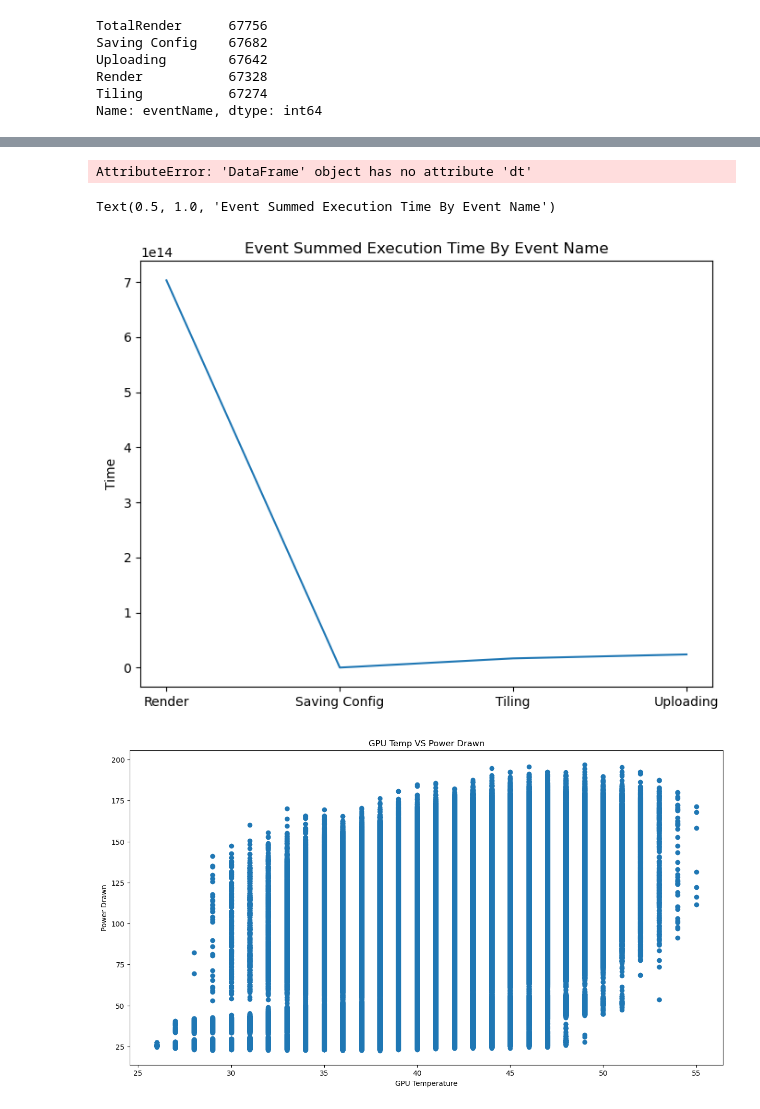
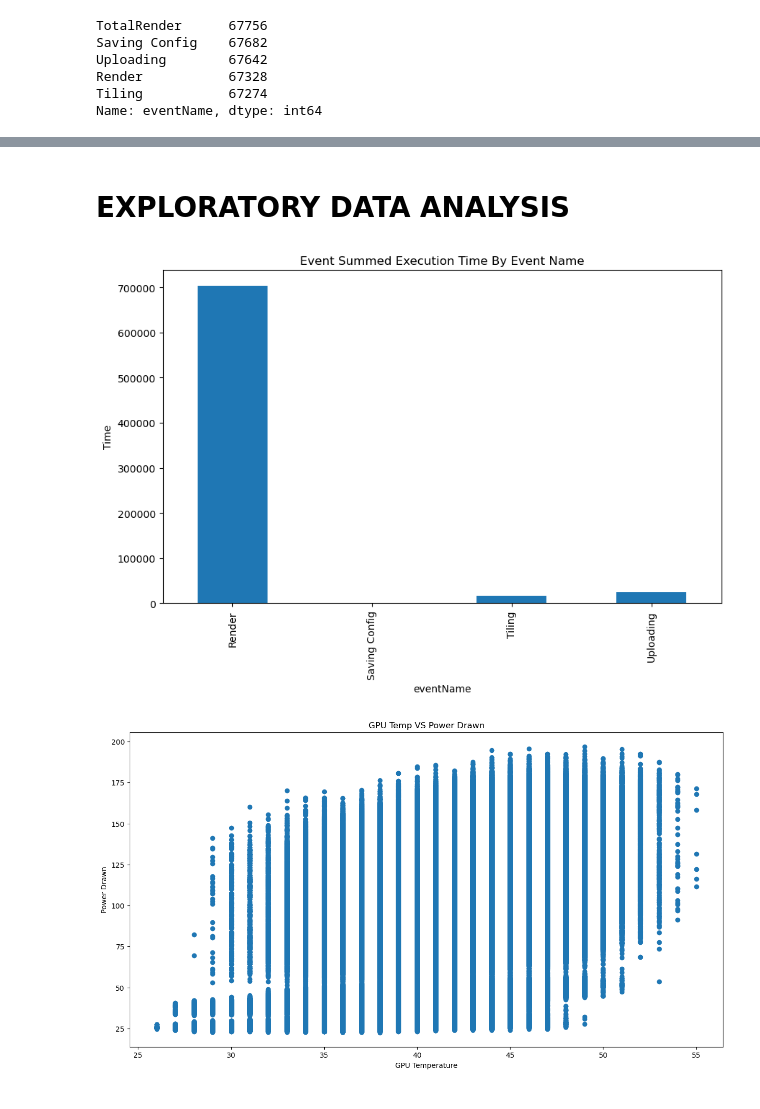
Before and after one commit to darakhsha15/Cloud_computing, a Jupyter notebook: cloud_code.ipynb, the cells around one changed output, grey strips where cells are left out. Cells and saved outputs as stored; diff of their text form; code cells hidden in the pictures.

```diff
--- a/cloud_code.ipynb
+++ b/cloud_code.ipynb
@@ -223,25 +275,20 @@ See the caveats in the documentation: https://pandas.pydata.org/pandas-docs/stab
+# %% [markdown]
+# EXPLORATORY DATA ANALYSIS
 # %%
-
 import time
 # group by event name (except total) to find total execution times for each event
 event_duration = df[df['eventName'] != 'TotalRender'].groupby(
 ['eventName']).apply(lambda x: x.stop_time - x.start_time)
 
 # sum execution times
-x = pd.DataFrame(event_duration)
-sum_events= x.groupby(['eventName']).sum()
-#sum_events.dt.total_seconds()
+# x = pd.DataFrame(event_duration)
+sum_events = event_duration.groupby(['eventName']).sum().dt.total_seconds().plot(kind = 'bar')
+plt.ylabel('Time')
+plt.title('Event Summed Execution Time By Event Name')
+plt.rcParams['figure.figsize'] = [15, 8]
+# print(sum_events)
 # %% [output]
-AttributeError: 'DataFrame' object has no attribute 'dt'
+[figure, added]
-# %%
-# sum execution times
-plt.plot(sum_events)
-plt.ylabel('Time')
-plt.title('Event Summed Execution Time By Event Name')
-#plt.rcParams['figure.figsize'] = [15, 8]
-# %% [output]
-Text(0.5, 1.0, 'Event Summed Execution Time By Event Name')
-[figure, removed]
 # %%
 # Storing gpu temp and power as x and y variable for plotting
 x = df_gpu.gpuTempC
```
Also changed, not shown: parts of 21 cells of this notebook, 1 other file.
